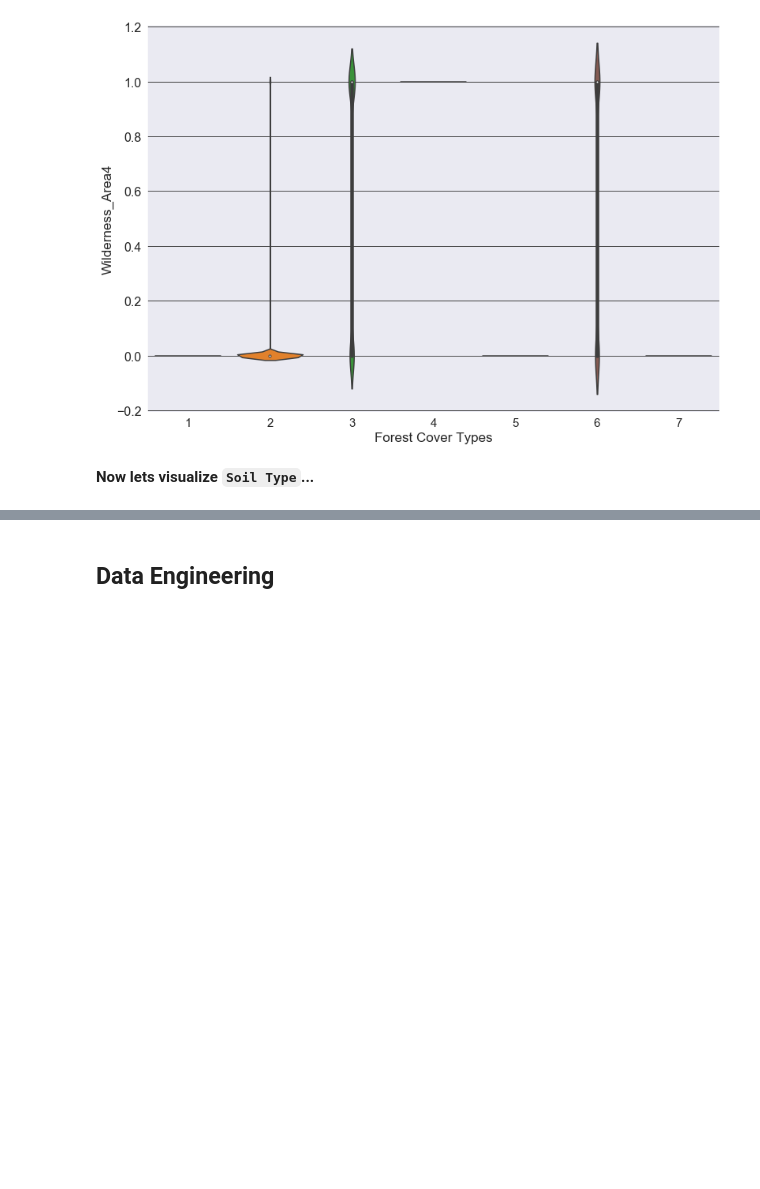
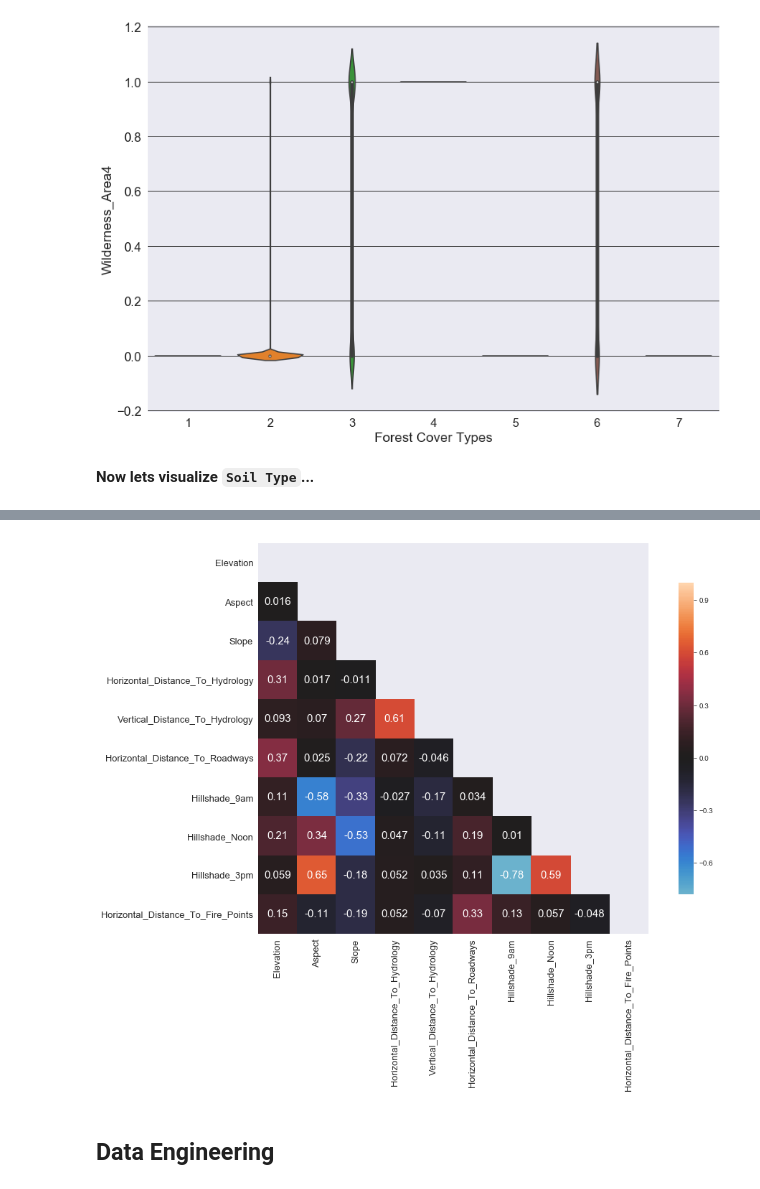
Before and after one commit to JuzerShakir/Forest_Cover-Type, a Jupyter notebook: result.ipynb, the cells around one changed output, grey strips where cells are left out. Drawn from its saved outputs; the diff is of its cells as text; code cells hidden in the pictures; blank space fills up the shorter version.

```diff
--- a/result.ipynb
+++ b/result.ipynb
@@ -760,19 +773,30 @@ for i in range(0, len(features)):
 # %%
 ######    5    #######
 # Correlation Plot
 # correlation of each feature
 
+# fig size
+plt.subplots(figsize=(15, 10))
 
-plt.subplots(figsize=(17, 17))
+# Compute the correlation matrix
+num_fea_corr = num_fea.corr()
 
-data_corr = data.corr()
-
-mask = np.zeros_like(data.corr, dtype=np.bool)
+# Generate a mask for the upper triangle
+mask = np.zeros_like(num_fea_corr, dtype=np.bool)
 mask[np.triu_indices_from(mask)] = True
 
-sns.heatmap(data_corr, mask=mask)
+# Generates heatmap masking the upper triangle and shrinking the cbar
+sns.heatmap(num_fea_corr, mask=mask, center=0, square=True, annot=True, annot_kws={"size": 15}, cbar_kws={"shrink": .8})
 
+# x-axis label size
+plt.xticks(size = 13)
+# y-axis label size
+plt.yticks(size = 13)
+
+# display plot
 plt.show()
+# %% [output]
+[figure, added]
 # %% [markdown]
 ## Data Engineering
 # %% [markdown]
```
Also changed, not shown: parts of 2 cells of this notebook.
